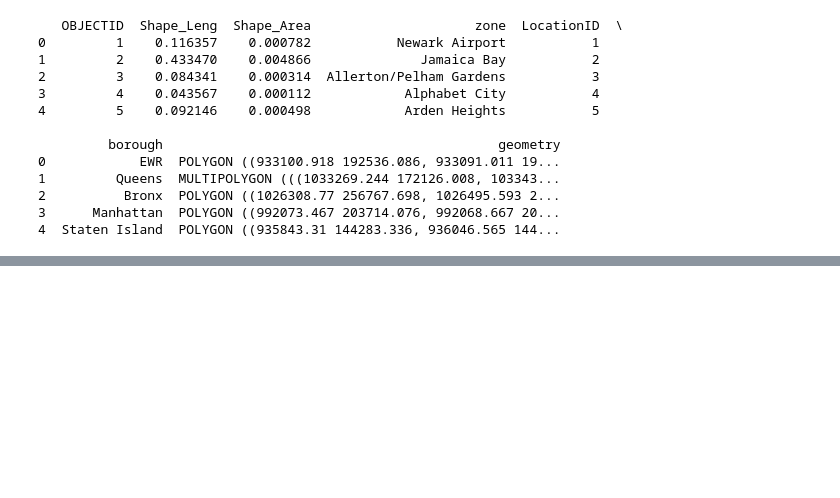
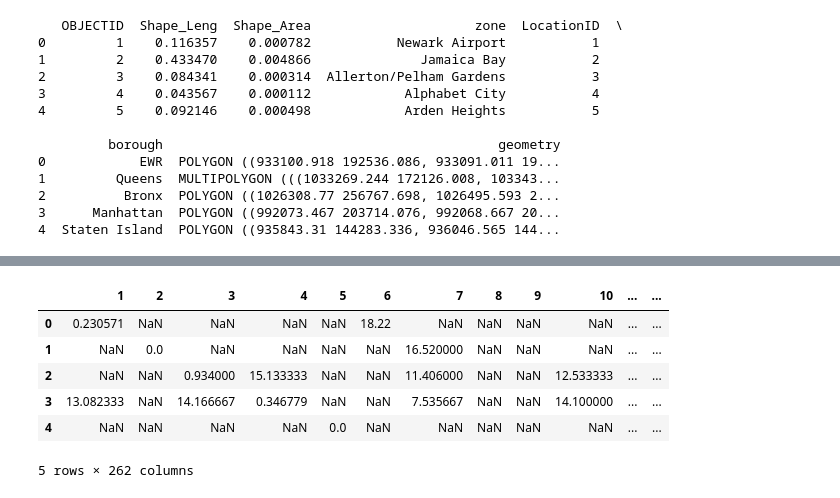
Before and after one commit to HemachandraKolisetty/nyc_taxi_analysis, a Jupyter notebook: scratch.ipynb, the cells around one changed output, grey strips where cells are left out. Cells and saved outputs as stored; diff of their text form; code cells hidden in the pictures; blank space fills up the shorter version.

```diff
--- a/scratch.ipynb
+++ b/scratch.ipynb
@@ -303,0 +472,10 @@ zones.shape
+# %%
+df_pivot.head()
+# %% [output]
+|  | 1 | 2 | 3 | 4 | 5 | 6 | 7 | 8 | 9 | 10 | ... | ... |
+| 0 | 0.230571 | NaN | NaN | NaN | NaN | 18.22 | NaN | NaN | NaN | NaN | ... | ... |
+| 1 | NaN | 0.0 | NaN | NaN | NaN | NaN | 16.520000 | NaN | NaN | NaN | ... | ... |
+| 2 | NaN | NaN | 0.934000 | 15.133333 | NaN | NaN | 11.406000 | NaN | NaN | 12.533333 | ... | ... |
+| 3 | 13.082333 | NaN | 14.166667 | 0.346779 | NaN | NaN | 7.535667 | NaN | NaN | 14.100000 | ... | ... |
+| 4 | NaN | NaN | NaN | NaN | 0.0 | NaN | NaN | NaN | NaN | NaN | ... | ... |
+5 rows × 262 columns
```
Also changed, not shown: parts of 14 cells of this notebook.
